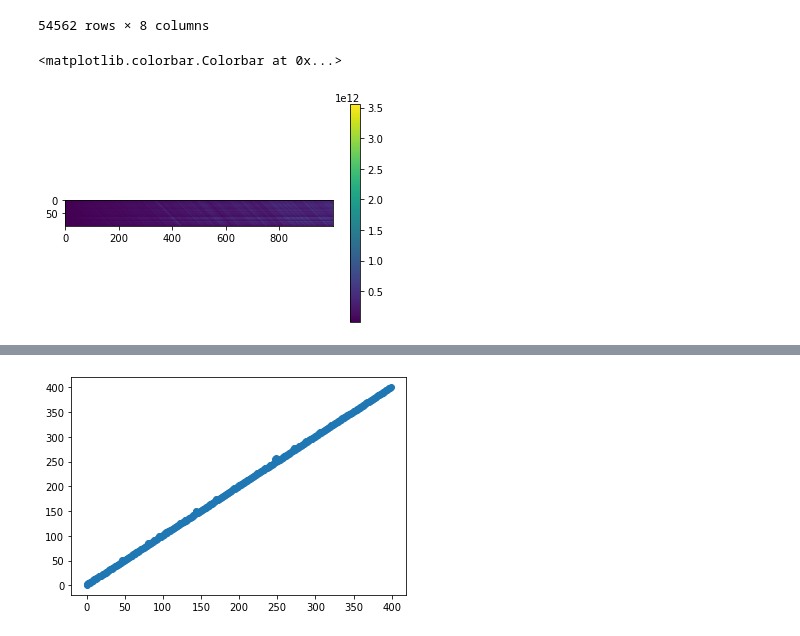
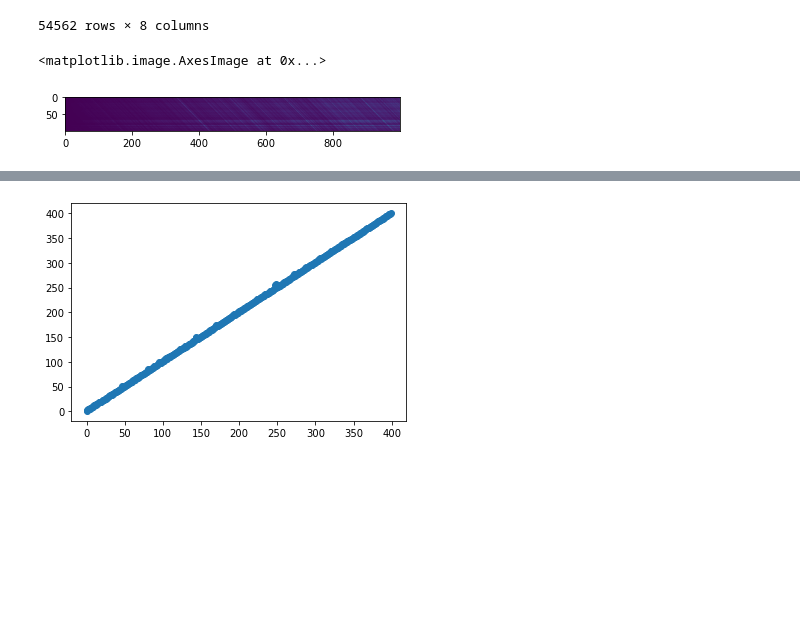
Before and after one commit to Tristan139/ITT-CENAPRED-6, a Jupyter notebook: code/earthquake_metric.ipynb, the cells around one changed output, grey strips where cells are left out. Drawn from its saved outputs; the diff is of its cells as text; code cells hidden in the pictures; blank space fills up the shorter version.

Commit message:
Changes to earthquake metric - basic clustering at the end

```diff
--- a/code/earthquake_metric.ipynb
+++ b/code/earthquake_metric.ipynb
@@ -50,8 +50,7 @@ def dist_quakes(catalogo, B, c, d):
 # %%
 def dist_quakes_sparse(catalogo, B, c, d, max_cluster=1000):
     """
-    Returns matrix with the distances between earthquakes. If the value is negative
-    then earthquake i happened after earthquake j.
+    Returns matrix with the distances between earthquakes and the previous max_cluster earthquakes.
     The geographical distance used is the product metric (haversine^2 + L2^2)^1/2 (which
     won't be truthful for long distances)
     """
@@ -121,19 +120,18 @@ sismos.drop(['Fecha UTC','Hora UTC', 'Estatus'], 1)
 # %%
 m = sismos['Magnitud'].values
 m = m[~np.isnan(m)]
 mbin = 0.1
 Mc = mcvalue(m, mbin)
 # Aki ML estimates
 B = np.log10(np.e)/(m[m>Mc-mbin/2].mean() - (Mc-mbin/2))
 #d = len(m[m>0])
 d = 2*B
 
 #Arbitrary c. (We don't know what it is)
 #We're also not entirely sure about the d. We need to find more sources.
 dist_matrix=dist_quakes_sparse(sismos, B, 1, d)
-plt.imshow(dist_matrix[-100:,:])
-plt.colorbar()
+plt.imshow(dist_matrix[-1000:,:])
 # %% [output]
-<matplotlib.colorbar.Colorbar at 0x...>
+<matplotlib.image.AxesImage at 0x...>
-[figure, old version]
+[figure, new version]
 # %%
```
Also changed, not shown: parts of 4 cells of this notebook, 1 other file.
